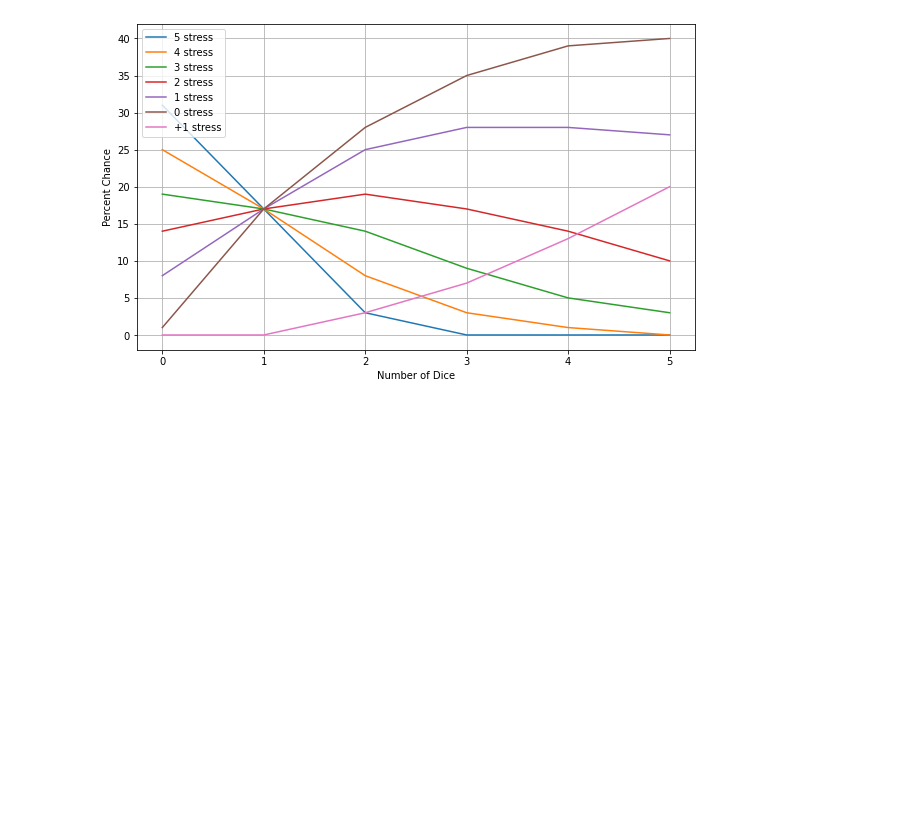
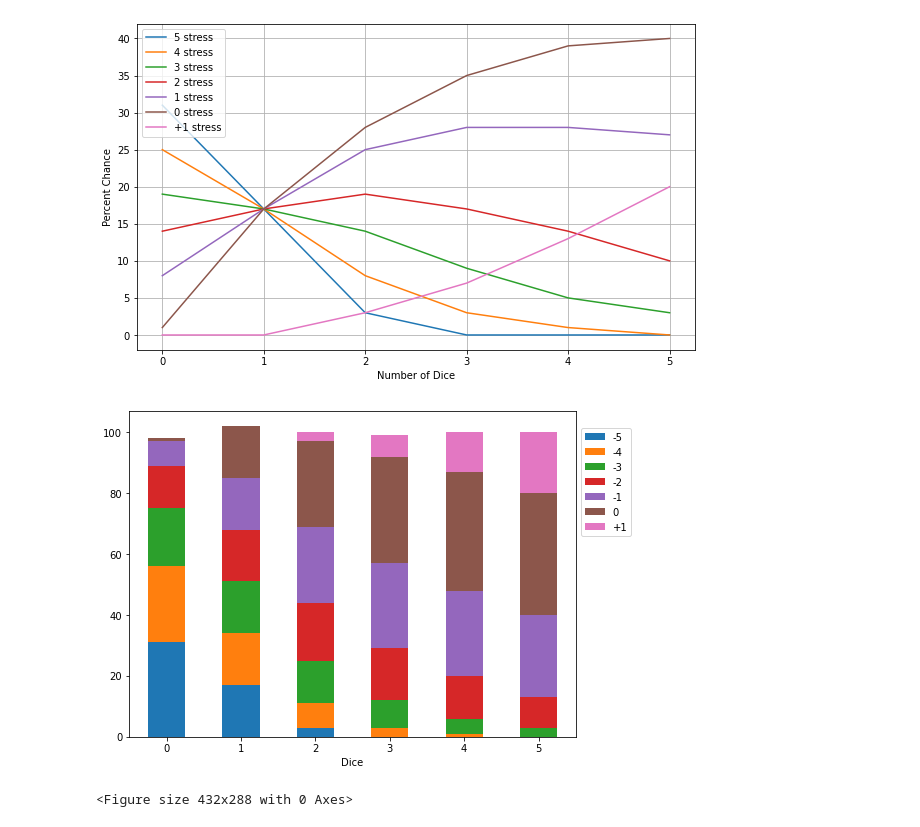
Before and after one commit to jhilberdink/Blades-in-the-Dark-Math, a Jupyter notebook: BitD Math.ipynb, the cells around one changed output. Saved outputs shown, nothing was run; the diff lists cells and outputs as text; code cells hidden in the pictures; blank space fills up the shorter version.

```diff
--- a/BitD Math.ipynb
+++ b/BitD Math.ipynb
@@ -206,4 +207,5 @@ all_resist_results
  [4, 0, 1, 5, 14, 28, 39, 13],
  [5, 0, 0, 3, 10, 27, 40, 20]]
 # %%
-resist_df = pd.DataFrame(all_resist_results, columns=['Dice', '-5', '-4', '-3', '-2', '-1', '0', '+1']).set_index('Dice')
+resist_df = pd.DataFrame(all_resist_results, columns=['Dice', '-5', '-4', '-3', '-2', '-1', '0', '+1'])
+resist_df
@@ -234,3 +233,17 @@ plt.legend(['5 stress', '4 stress', '3 stress', '2 stress', '1 stress', '0 stres
 plt.show()
 # %% [output]
 [figure]
+# %%
+resist_df.plot(x='Dice', kind='bar', stacked=True, figsize=(8, 6))
+plt.xticks(rotation=360)
+
+current_handles, current_labels = plt.gca().get_legend_handles_labels()
+reversed_handles = list(reversed(current_handles))
+reversed_labels = list(reversed(current_labels))
+plt.legend(reversed_handles,reversed_labels)
+plt.gca().legend(loc='lower left', bbox_to_anchor=(1, 0.6))
+plt.show()
+plt.savefig('resist.png')
+# %% [output]
+[figure, added]
+<Figure size 432x288 with 0 Axes>
```
Also changed, not shown: parts of 5 cells of this notebook, 2 other files.
